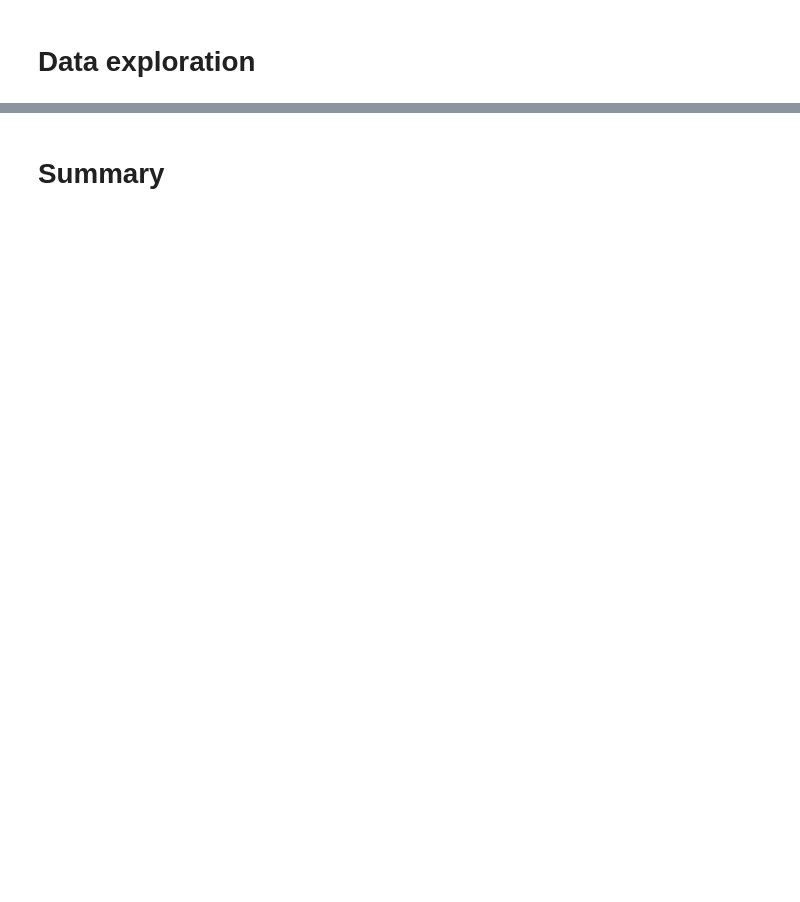
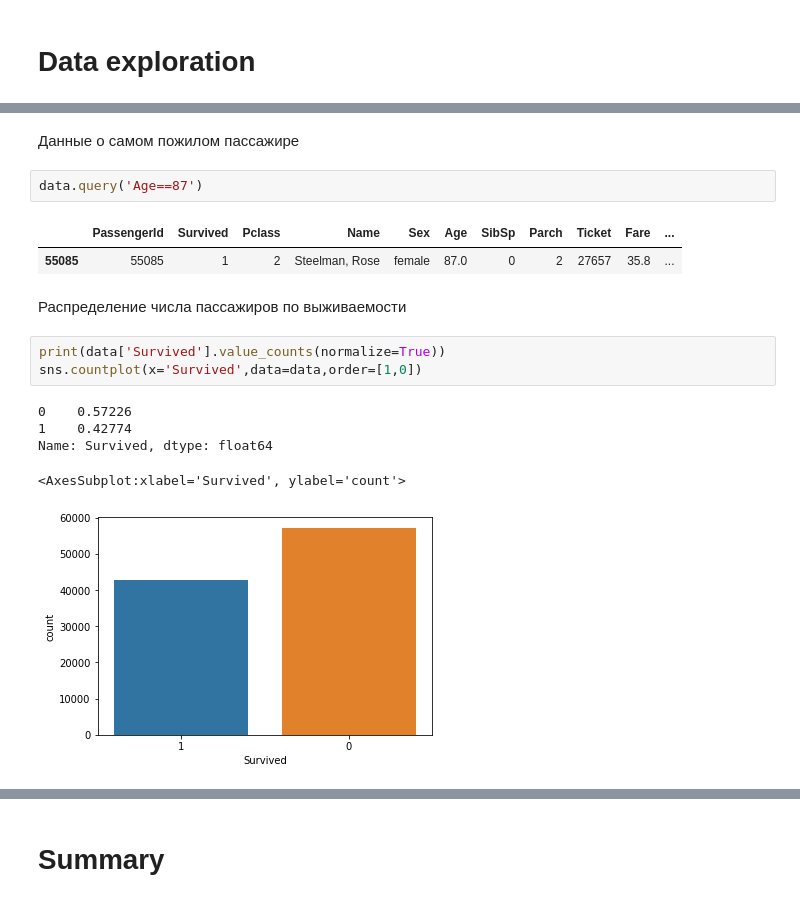
Before and after one commit to LaSegadora/rsschool_2_data_exploration, a Jupyter notebook: eda.ipynb, the cells around one changed output, grey strips where cells are left out. Cells and saved outputs as stored; diff of their text form; blank space fills up the shorter version.

```diff
--- a/eda.ipynb
+++ b/eda.ipynb
@@ -137,0 +83,18 @@ sns.catplot(x='Pclass',hue='Sex',col='Survived',data=data,kind='count')
+# %% [markdown]
+Данные о самом пожилом пассажире
+# %%
+data.query('Age==87')
+# %% [output]
+|  | PassengerId | Survived | Pclass | Name | Sex | Age | SibSp | Parch | Ticket | Fare | ... |
+| 55085 | 55085 | 1 | 2 | Steelman, Rose | female | 87.0 | 0 | 2 | 27657 | 35.8 | ... |
+# %% [markdown]
+Распределение числа пассажиров по выживаемости
+# %%
+print(data['Survived'].value_counts(normalize=True))
+sns.countplot(x='Survived',data=data,order=[1,0])
+# %% [output]
+0    0.57226
+1    0.42774
+Name: Survived, dtype: float64
+<AxesSubplot:xlabel='Survived', ylabel='count'>
+[figure, added]
```
Also changed, not shown: parts of 57 cells of this notebook.
